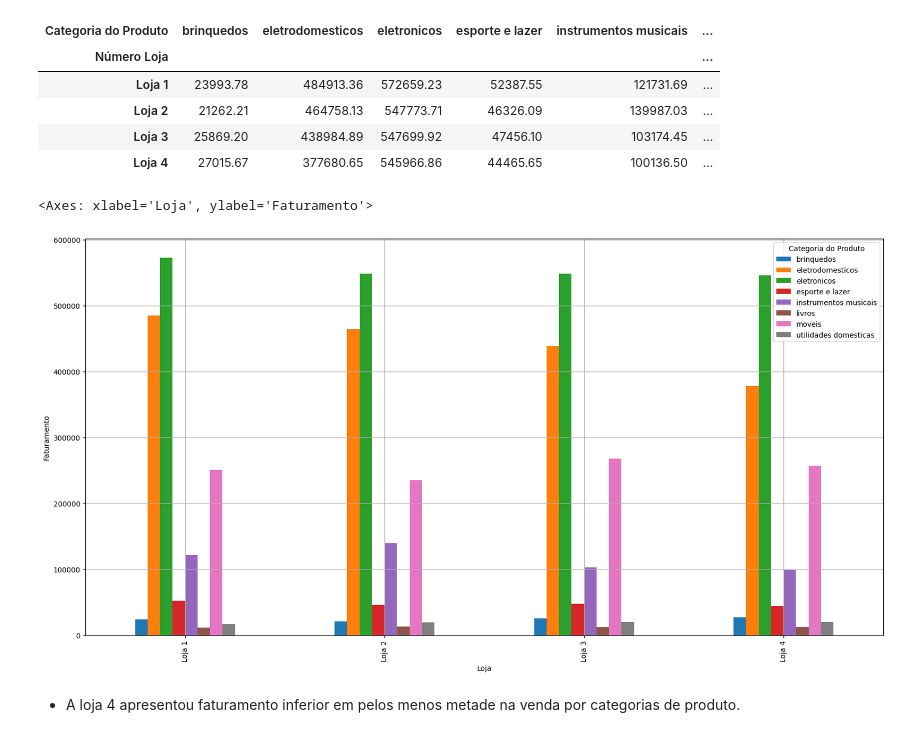
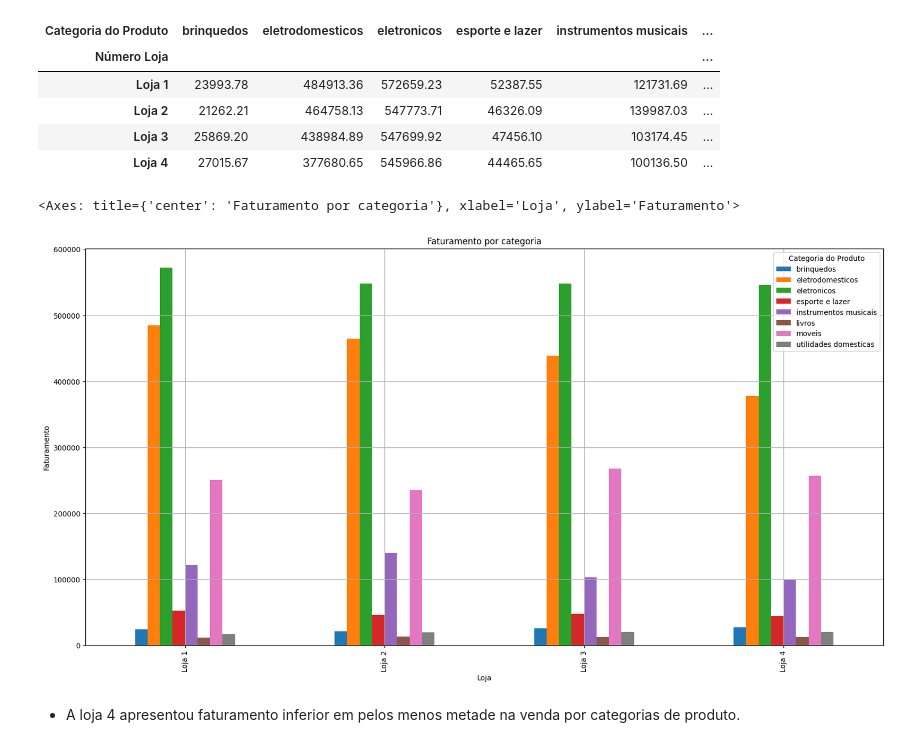
Before and after one commit to lu-scallop/eda-alura-store-challenge, a Jupyter notebook: notebooks/analise_lojas.ipynb, the cells around one changed output. Saved outputs shown, nothing was run; the diff lists cells and outputs as text; code cells hidden in the pictures.

```diff
--- a/notebooks/analise_lojas.ipynb
+++ b/notebooks/analise_lojas.ipynb
@@ -319,12 +319,13 @@ df_vendas_por_categoria
 # %%
 df_vendas_por_categoria.plot(kind="bar",
                              figsize=(20,10),
                              grid=(True),
+                             title="Faturamento por categoria",
                              xlabel="Loja",
                              ylabel="Faturamento")
 # %% [output]
-<Axes: xlabel='Loja', ylabel='Faturamento'>
+<Axes: title={'center': 'Faturamento por categoria'}, xlabel='Loja', ylabel='Faturamento'>
-[figure, old version]
+[figure, new version]
 # %% [markdown]
 * A loja 4 apresentou faturamento inferior em pelos menos metade na venda por categorias de produto.
 # %%
```
Also changed, not shown: parts of 25 cells of this notebook, 10 other files.
